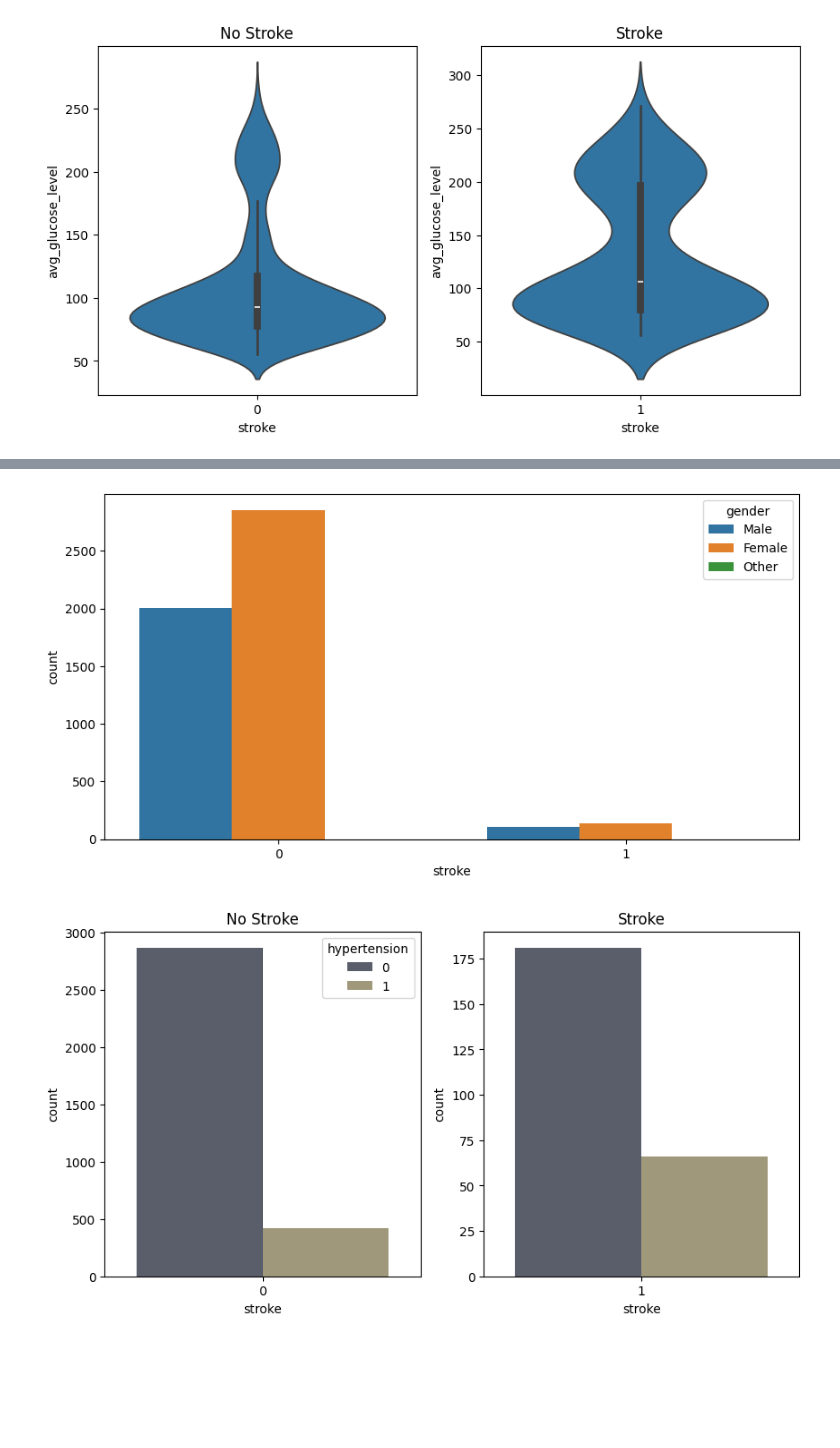
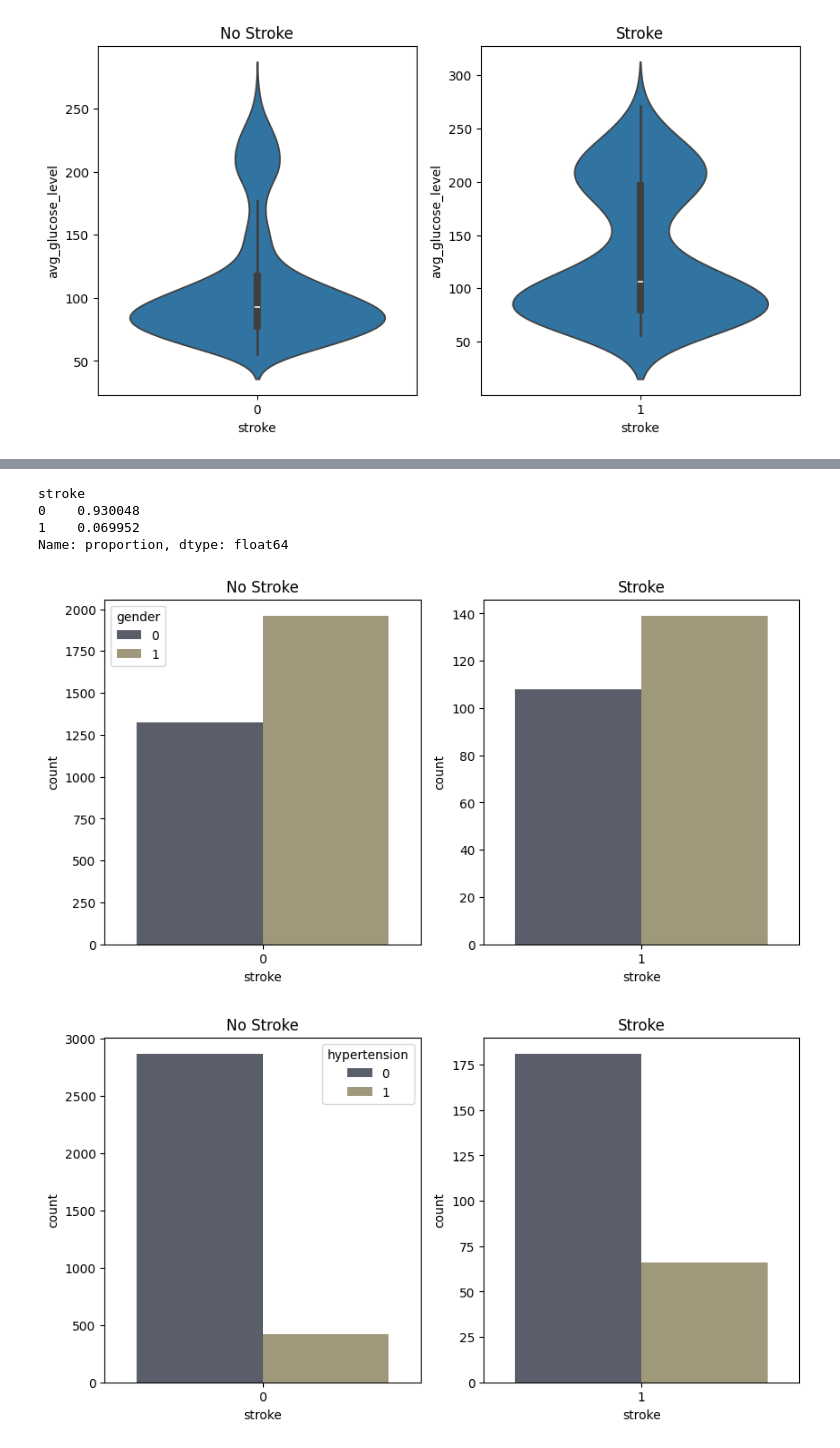
Before and after one commit to julienRactM/stroke-alert, a Jupyter notebook: julien_notebook.ipynb, the cells around one changed output, grey strips where cells are left out. Cells and saved outputs as stored; diff of their text form; code cells hidden in the pictures; blank space fills up the shorter version.

```diff
--- a/julien_notebook.ipynb
+++ b/julien_notebook.ipynb
@@ -454,10 +470,22 @@ plt.show()
-# %%
-
-fig, axs = plt.subplots(1, 1, figsize=(10, 5))
-sns.countplot(x='stroke', hue='gender', data=df)
-plt.show()
-# %% [output]
-[figure, removed]
+# %%
+clean_df.stroke.value_counts(normalize=True)
+# %% [output]
+stroke
+0    0.930048
+1    0.069952
+Name: proportion, dtype: float64
+# %%
+fig, axs = plt.subplots(1, 2, figsize=(10, 5))
+sns.countplot(x='stroke', hue='gender', data=clean_df[clean_df.stroke ==0], palette='cividis', ax=axs[0])
+sns.countplot(x='stroke', hue='gender', data=clean_df[clean_df.stroke ==1], palette='cividis', ax=axs[1])
+
+axs[0].set_title('No Stroke')
+axs[1].set_title('Stroke')
+axs[1].legend_.remove()
+
+plt.show()
+# %% [output]
+[figure, added]
 # %%
 fig, axs = plt.subplots(1, 2, figsize=(10, 5))
 sns.countplot(x='stroke', hue='hypertension', data=clean_df[clean_df.stroke ==0], palette='cividis', ax=axs[0])
```
Also changed, not shown: parts of 122 cells of this notebook, 5 other files.
